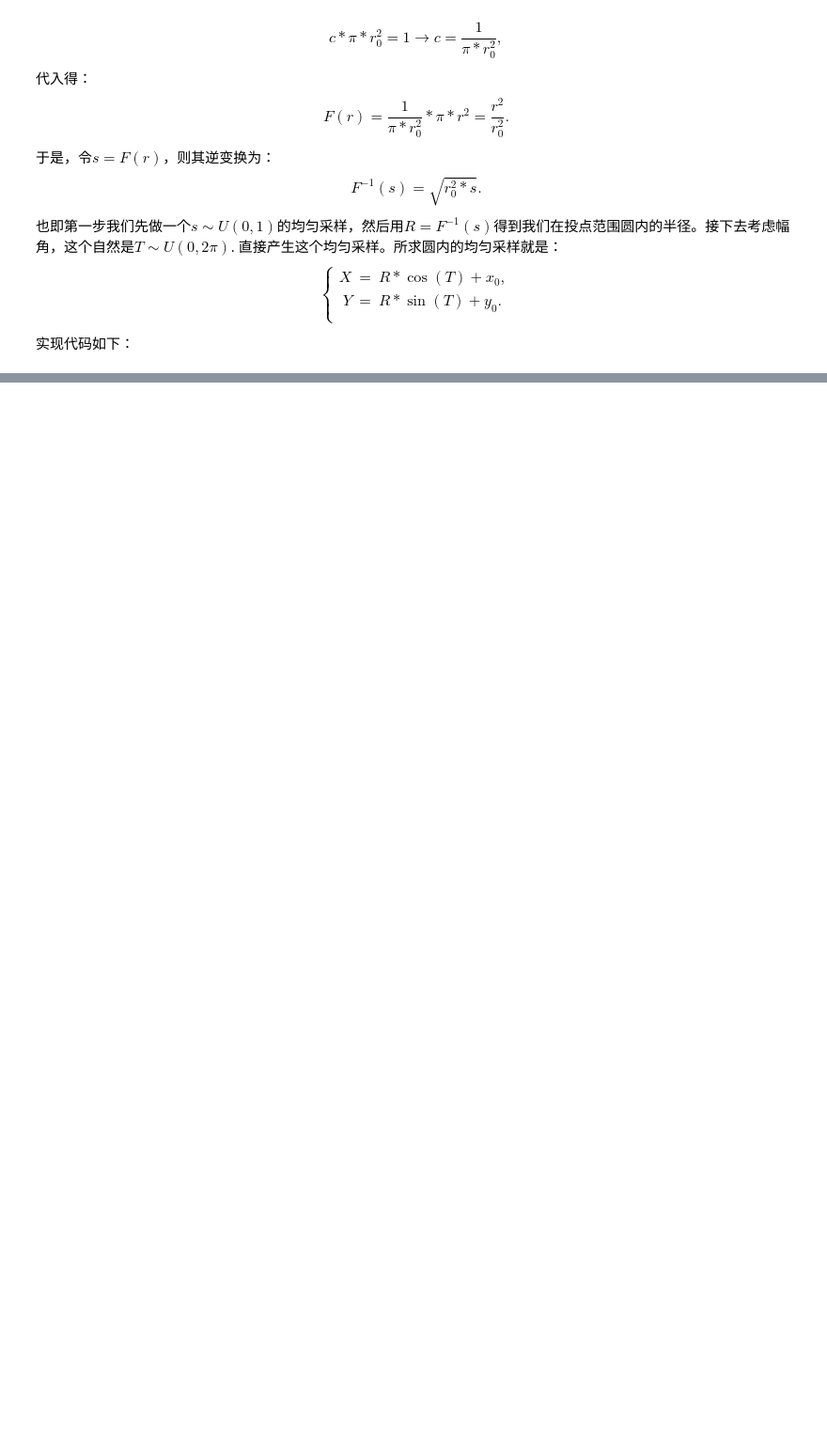
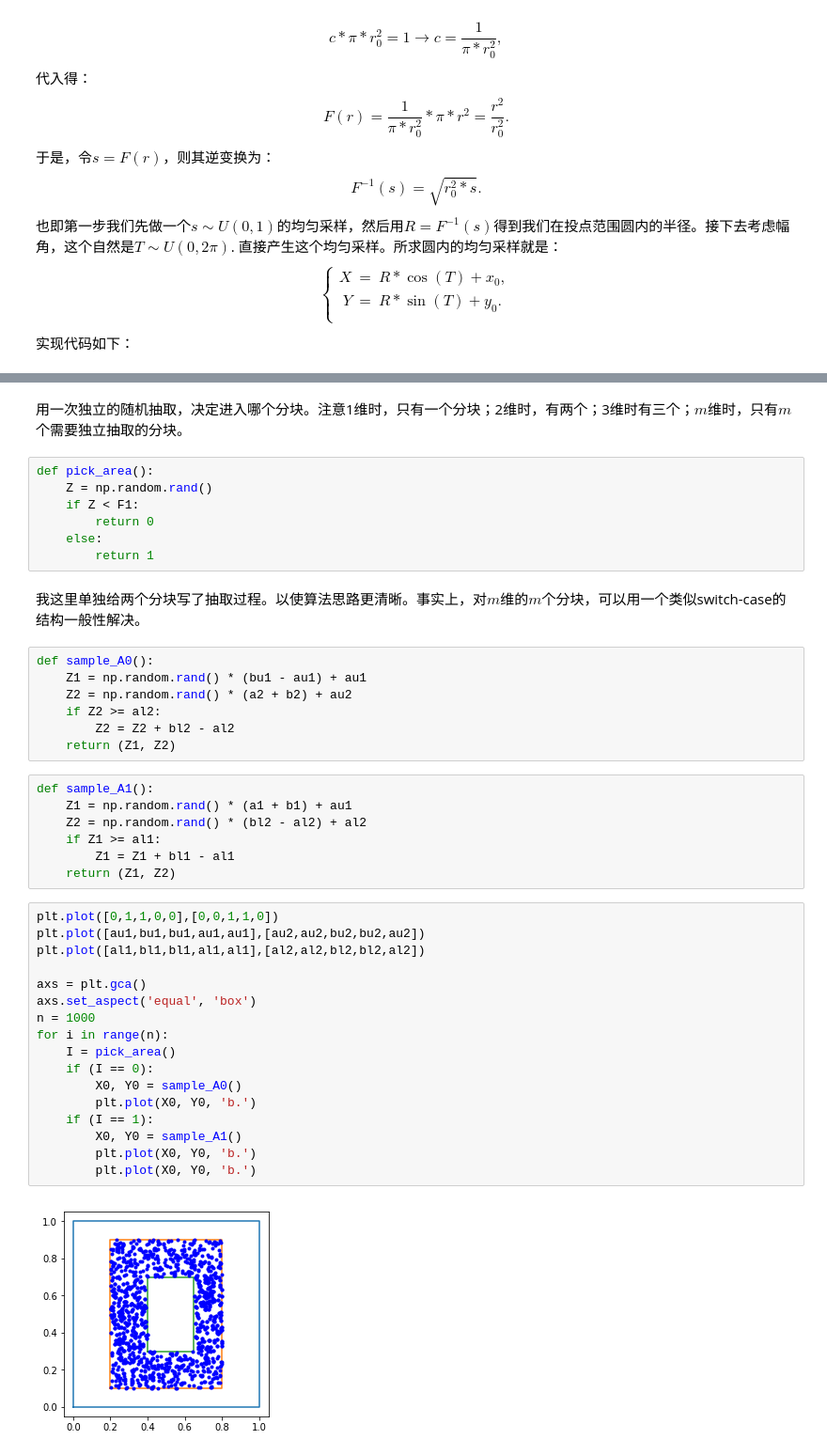
Before and after one commit to ChihaoZhang/CSLN, a Jupyter notebook: src/chap04.ipynb, the cells around one changed output, grey strips where cells are left out. Shown at 94% size. Cells and saved outputs as stored; diff of their text form; blank space fills up the shorter version.

```diff
--- a/src/chap04.ipynb
+++ b/src/chap04.ipynb
@@ -597,0 +732,44 @@ axs.set_aspect('equal', 'box')
+# %% [markdown]
+用一次独立的随机抽取，决定进入哪个分块。注意1维时，只有一个分块；2维时，有两个；3维时有三个；$m$维时，只有$m$个需要独立抽取的分块。
+# %%
+def pick_area():
+    Z = np.random.rand()
+    if Z < F1:
+        return 0
+    else:
+        return 1
+# %% [markdown]
+我这里单独给两个分块写了抽取过程。以使算法思路更清晰。事实上，对$m$维的$m$个分块，可以用一个类似switch-case的结构一般性解决。
+# %%
+def sample_A0():
+    Z1 = np.random.rand() * (bu1 - au1) + au1
+    Z2 = np.random.rand() * (a2 + b2) + au2
+    if Z2 >= al2:
+        Z2 = Z2 + bl2 - al2
+    return (Z1, Z2)
+# %%
+def sample_A1():
+    Z1 = np.random.rand() * (a1 + b1) + au1
+    Z2 = np.random.rand() * (bl2 - al2) + al2
+    if Z1 >= al1:
+        Z1 = Z1 + bl1 - al1
+    return (Z1, Z2)
+# %%
+plt.plot([0,1,1,0,0],[0,0,1,1,0])
+plt.plot([au1,bu1,bu1,au1,au1],[au2,au2,bu2,bu2,au2])
+plt.plot([al1,bl1,bl1,al1,al1],[al2,al2,bl2,bl2,al2])
+
+axs = plt.gca()
+axs.set_aspect('equal', 'box')
+n = 1000
+for i in range(n):
+    I = pick_area()
+    if (I == 0):
+        X0, Y0 = sample_A0()
+        plt.plot(X0, Y0, 'b.')
+    if (I == 1):
+        X0, Y0 = sample_A1()
+        plt.plot(X0, Y0, 'b.')
+        plt.plot(X0, Y0, 'b.')
+# %% [output]
+[figure, added]
```
Also changed, not shown: parts of 45 cells of this notebook, 3 other files.
